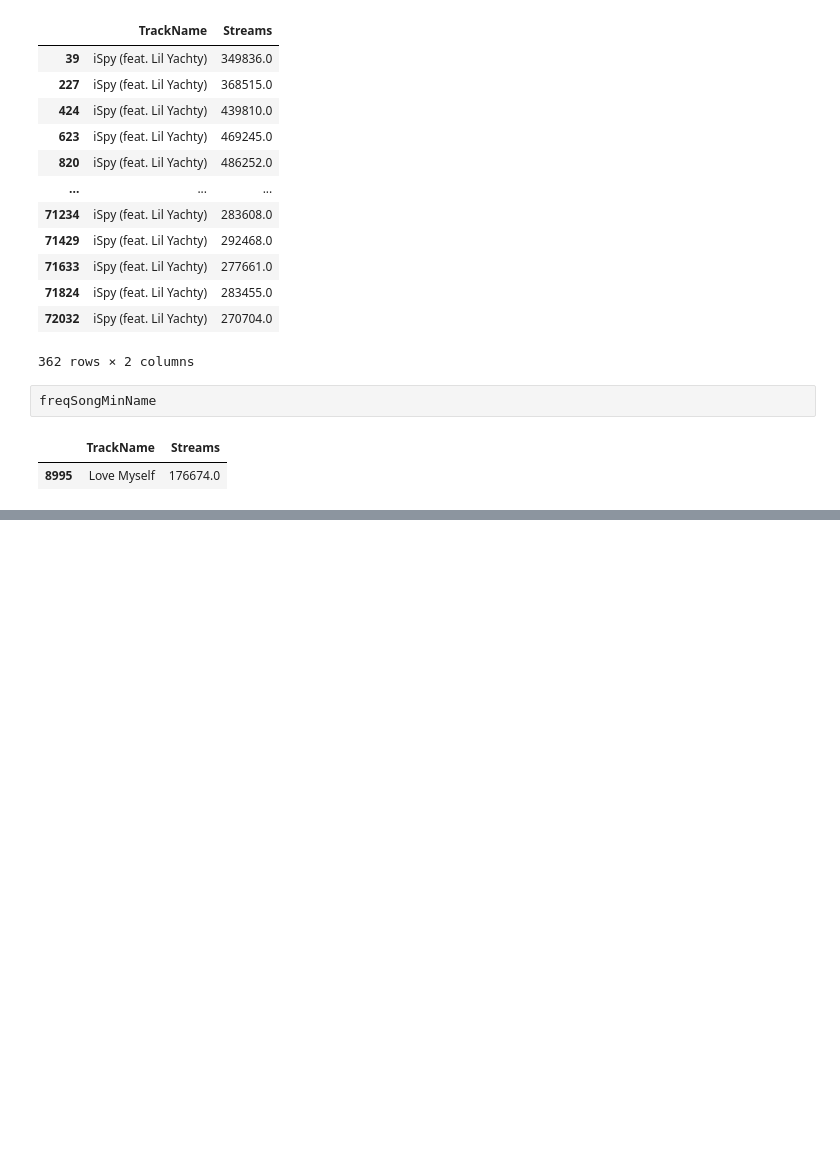
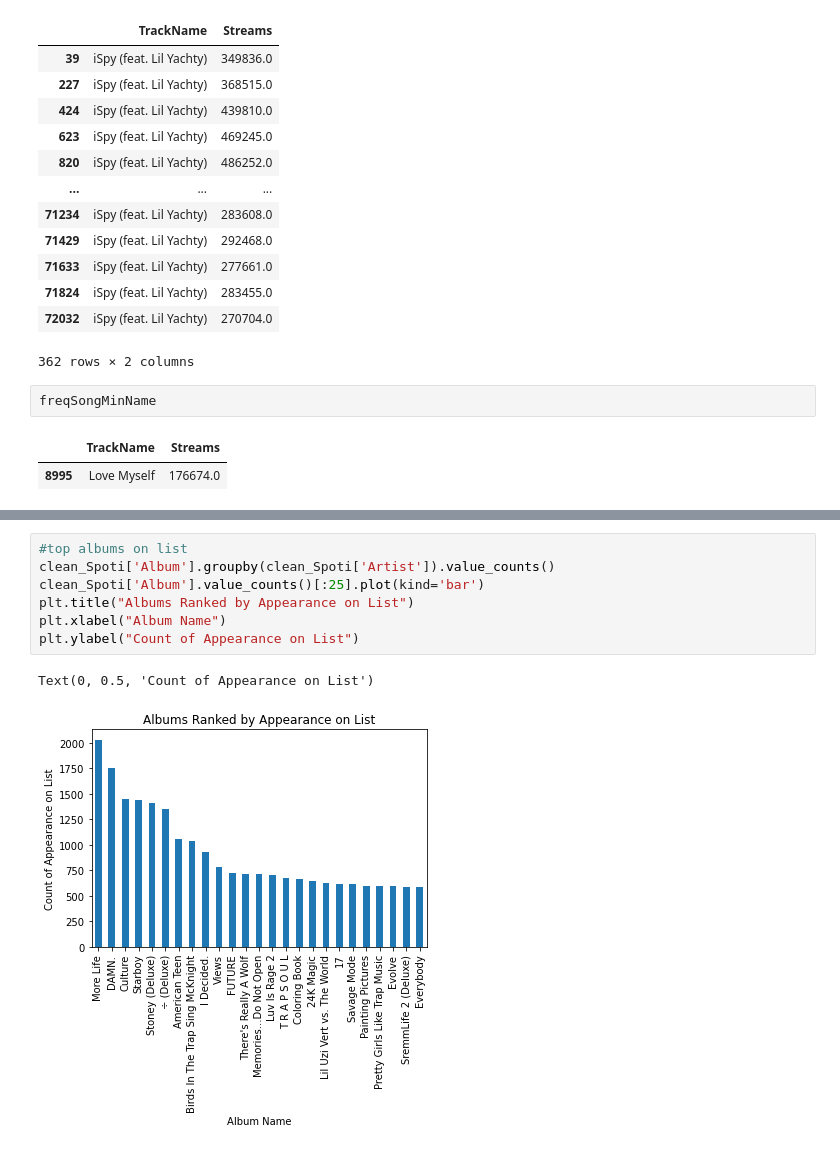
Before and after one commit to iastanehasl/Project-One, a Jupyter notebook: Spotipy_Group.ipynb, the cells around one changed output, grey strips where cells are left out. Cells and saved outputs as stored; diff of their text form; blank space fills up the shorter version.

```diff
--- a/Spotipy_Group.ipynb
+++ b/Spotipy_Group.ipynb
@@ -198,0 +225,10 @@ freqSongMinName
+# %%
+#top albums on list
+clean_Spoti['Album'].groupby(clean_Spoti['Artist']).value_counts()
+clean_Spoti['Album'].value_counts()[:25].plot(kind='bar')
+plt.title("Albums Ranked by Appearance on List")
+plt.xlabel("Album Name")
+plt.ylabel("Count of Appearance on List")
+# %% [output]
+Text(0, 0.5, 'Count of Appearance on List')
+[figure, added]
```
Also changed, not shown: parts of 6 cells of this notebook.
